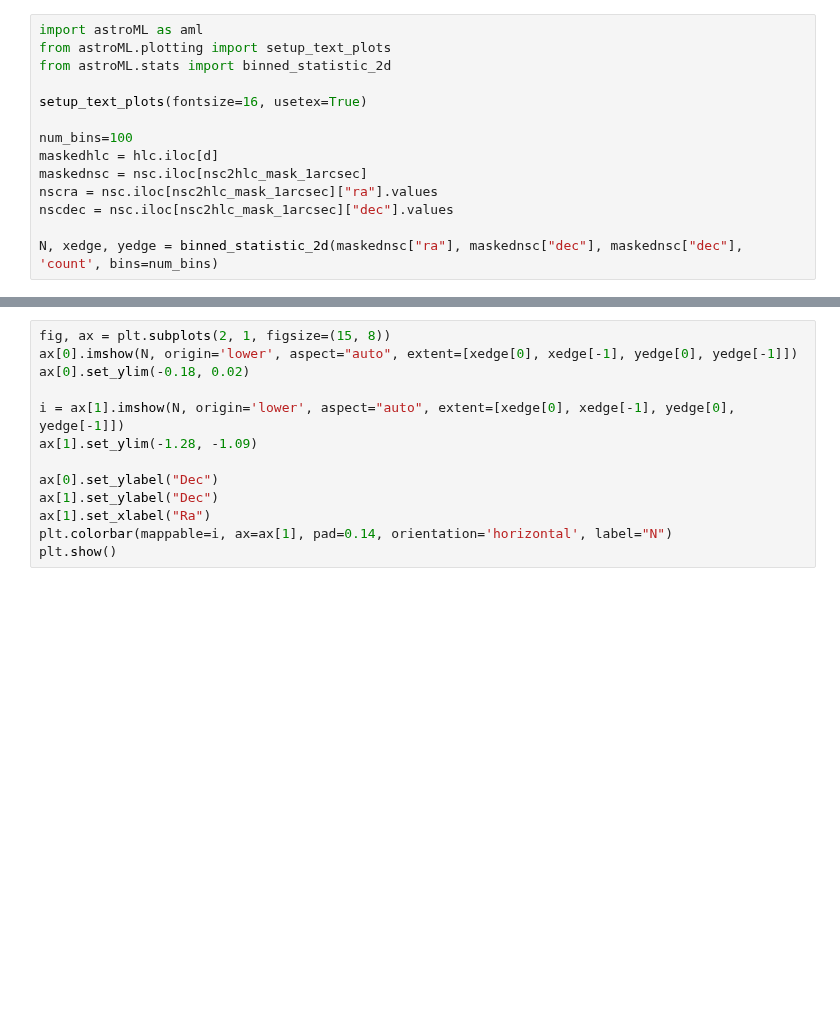
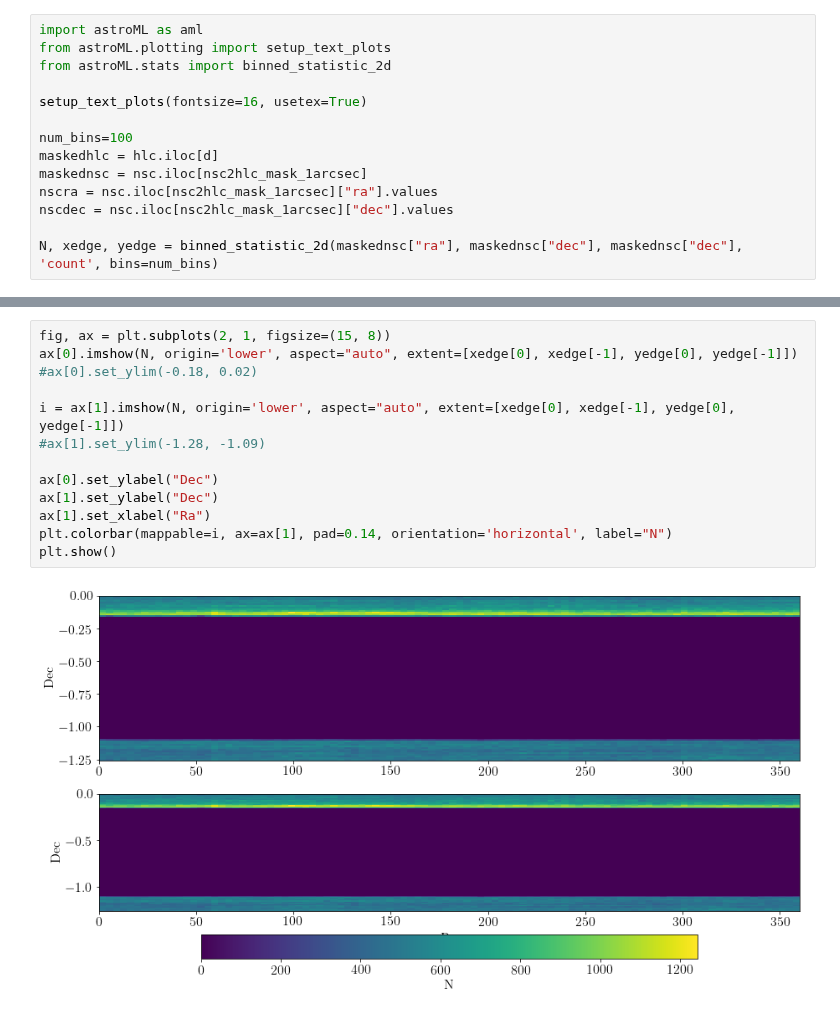
Before and after one commit to dirac-institute/uw-astr598-w18, a Jupyter notebook: homeworks/group1/ASTR598_Astrostatistics_HW2_Group1.ipynb, the cells around one changed output, grey strips where cells are left out. Drawn from its saved outputs; the diff is of its cells as text; blank space fills up the shorter version.

```diff
--- a/homeworks/group1/ASTR598_Astrostatistics_HW2_Group1.ipynb
+++ b/homeworks/group1/ASTR598_Astrostatistics_HW2_Group1.ipynb
@@ -317,13 +412,15 @@ plt.show()
 # %%
 fig, ax = plt.subplots(2, 1, figsize=(15, 8))
 ax[0].imshow(N, origin='lower', aspect="auto", extent=[xedge[0], xedge[-1], yedge[0], yedge[-1]])
-ax[0].set_ylim(-0.18, 0.02)
+#ax[0].set_ylim(-0.18, 0.02)
 
 i = ax[1].imshow(N, origin='lower', aspect="auto", extent=[xedge[0], xedge[-1], yedge[0], yedge[-1]])
-ax[1].set_ylim(-1.28, -1.09)
+#ax[1].set_ylim(-1.28, -1.09)
 
 ax[0].set_ylabel("Dec")
 ax[1].set_ylabel("Dec")
 ax[1].set_xlabel("Ra")
 plt.colorbar(mappable=i, ax=ax[1], pad=0.14, orientation='horizontal', label="N")
 plt.show()
+# %% [output]
+[figure, added]
```
Also changed, not shown: parts of 12 cells of this notebook.
